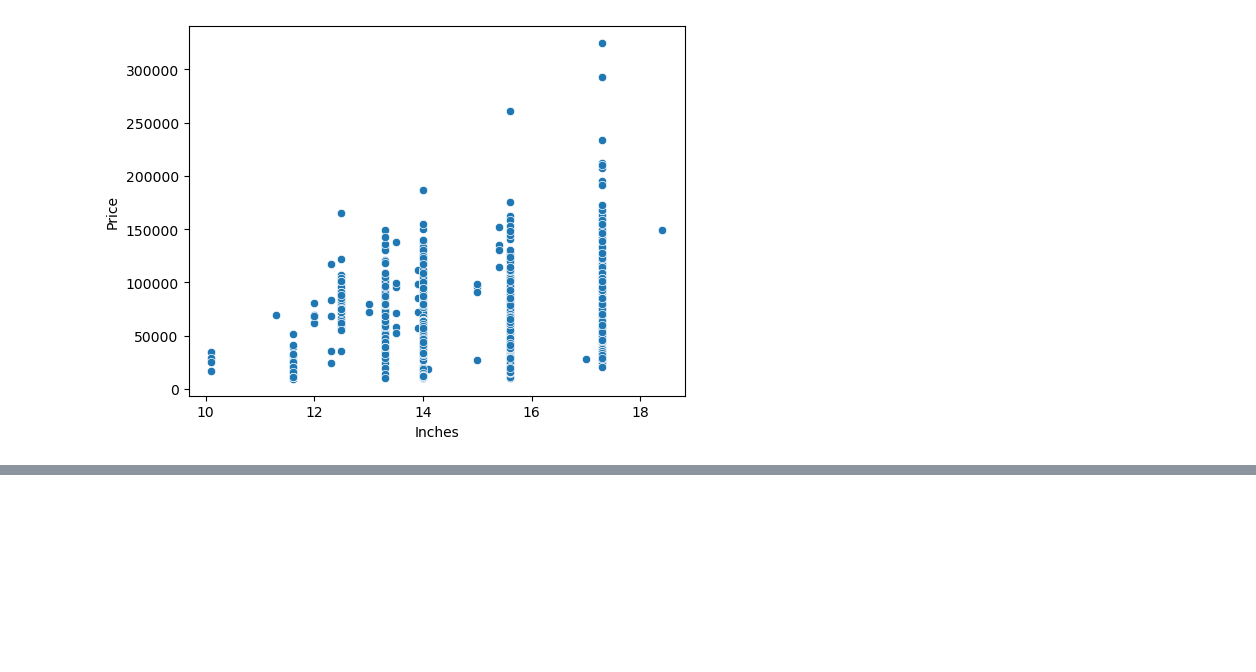
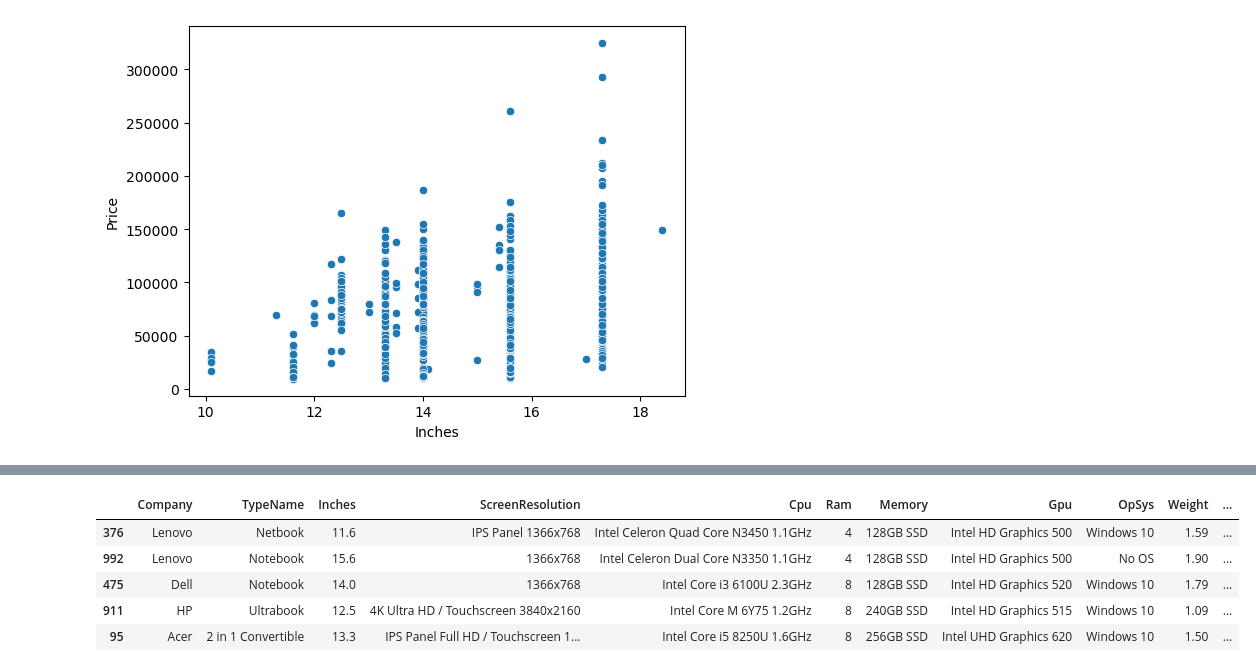
Before and after one commit to lawalsegun2025/laptop_price_predictor, a Jupyter notebook: laptop_price_predictor.ipynb, the cells around one changed output, grey strips where cells are left out. Drawn from its saved outputs; the diff is of its cells as text; code cells hidden in the pictures; blank space fills up the shorter version.

```diff
--- a/laptop_price_predictor.ipynb
+++ b/laptop_price_predictor.ipynb
@@ -249,0 +288,9 @@ For the Inches column, (`Screen Resolution`) we have many types of Screen Resolu
+# %%
+df.sample(5)
+# %% [output]
+|  | Company | TypeName | Inches | ScreenResolution | Cpu | Ram | Memory | Gpu | OpSys | Weight | ... |
+| 376 | Lenovo | Netbook | 11.6 | IPS Panel 1366x768 | Intel Celeron Quad Core N3450 1.1GHz | 4 | 128GB SSD | Intel HD Graphics 500 | Windows 10 | 1.59 | ... |
+| 992 | Lenovo | Notebook | 15.6 | 1366x768 | Intel Celeron Dual Core N3350 1.1GHz | 4 | 128GB SSD | Intel HD Graphics 500 | No OS | 1.90 | ... |
+| 475 | Dell | Notebook | 14.0 | 1366x768 | Intel Core i3 6100U 2.3GHz | 8 | 128GB SSD | Intel HD Graphics 520 | Windows 10 | 1.79 | ... |
+| 911 | HP | Ultrabook | 12.5 | 4K Ultra HD / Touchscreen 3840x2160 | Intel Core M 6Y75 1.2GHz | 8 | 240GB SSD | Intel HD Graphics 515 | Windows 10 | 1.09 | ... |
+| 95 | Acer | 2 in 1 Convertible | 13.3 | IPS Panel Full HD / Touchscreen 1... | Intel Core i5 8250U 1.6GHz | 8 | 256GB SSD | Intel UHD Graphics 620 | Windows 10 | 1.50 | ... |
```
Also changed, not shown: parts of 4 cells of this notebook.
